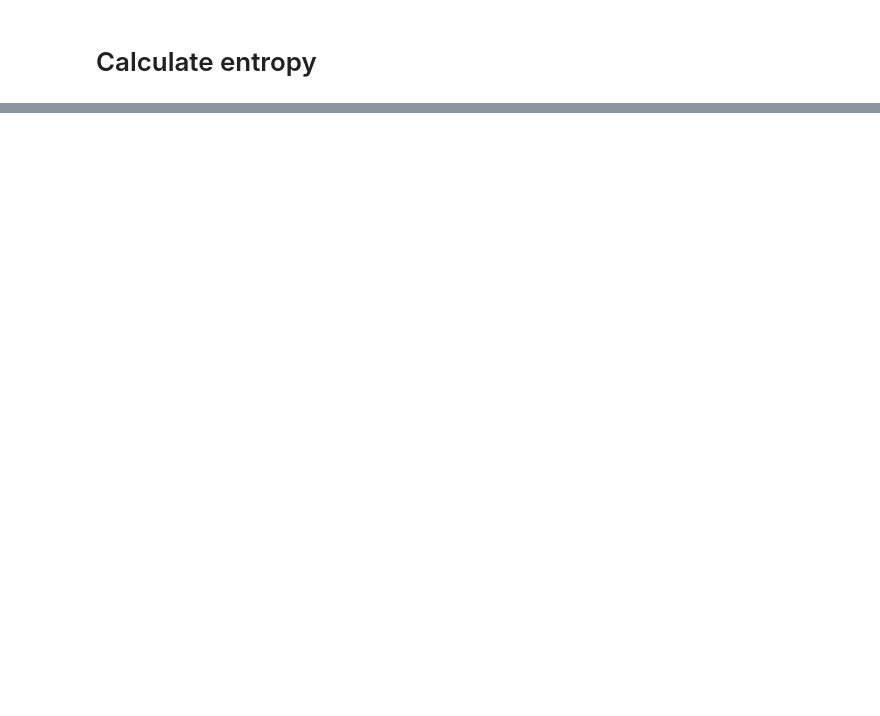
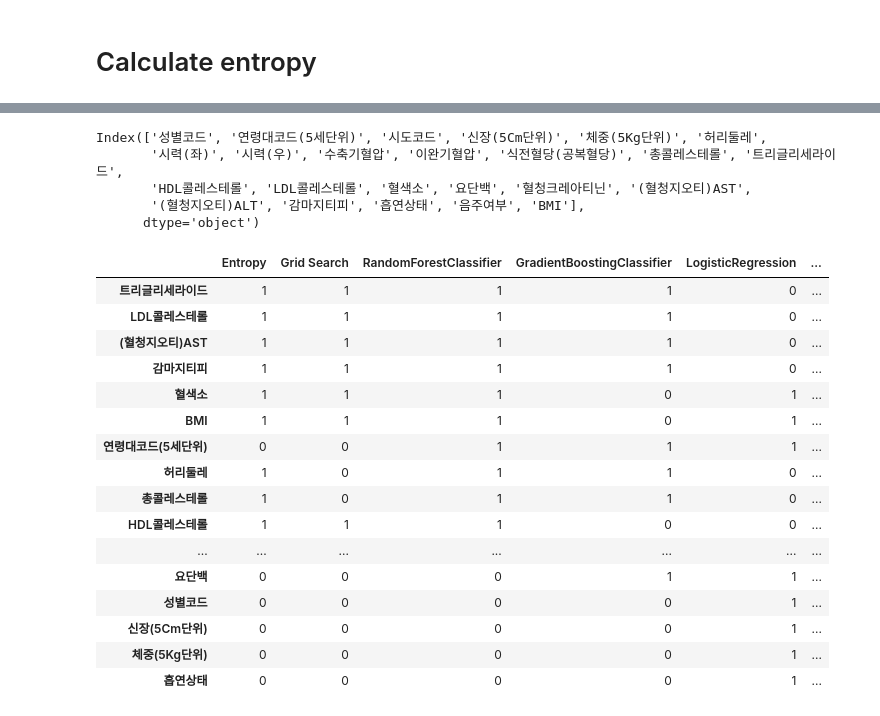
Before and after one commit to Insulang-Guide/2021_DatabaseApplication, a Jupyter notebook: pbl1/calculate_entropy.ipynb, the cells around one changed output, grey strips where cells are left out. Drawn from its saved outputs; the diff is of its cells as text; code cells hidden in the pictures; blank space fills up the shorter version.

```diff
--- a/pbl1/calculate_entropy.ipynb
+++ b/pbl1/calculate_entropy.ipynb
@@ -47,0 +69,8 @@ calc_entropy(df)
+# %%
+df.columns
+# %% [output]
+Index(['성별코드', '연령대코드(5세단위)', '시도코드', '신장(5Cm단위)', '체중(5Kg단위)', '허리둘레',
+       '시력(좌)', '시력(우)', '수축기혈압', '이완기혈압', '식전혈당(공복혈당)', '총콜레스테롤', '트리글리세라이드',
+       'HDL콜레스테롤', 'LDL콜레스테롤', '혈색소', '요단백', '혈청크레아티닌', '(혈청지오티)AST',
+       '(혈청지오티)ALT', '감마지티피', '흡연상태', '음주여부', 'BMI'],
+      dtype='object')
@@ -47,0 +144,29 @@ calc_entropy(df)
+# %%
+df = pd.DataFrame({
+        'Entropy': value_entropy,
+        'Grid Search': value_greedy,
+        'RandomForestClassifier': value_RFC,
+        'GradientBoostingClassifier': value_GBC,
+        'LogisticRegression': value_LR,
+        'DecisionTreeClassifier': value_DTC
+    },
+    index=labels)
+df
+# %% [output]
+|  | Entropy | Grid Search | RandomForestClassifier | GradientBoostingClassifier | LogisticRegression | ... |
+| 트리글리세라이드 | 1 | 1 | 1 | 1 | 0 | ... |
+| LDL콜레스테롤 | 1 | 1 | 1 | 1 | 0 | ... |
+| (혈청지오티)AST | 1 | 1 | 1 | 1 | 0 | ... |
+| 감마지티피 | 1 | 1 | 1 | 1 | 0 | ... |
+| 혈색소 | 1 | 1 | 1 | 0 | 1 | ... |
+| BMI | 1 | 1 | 1 | 0 | 1 | ... |
+| 연령대코드(5세단위) | 0 | 0 | 1 | 1 | 1 | ... |
+| 허리둘레 | 1 | 0 | 1 | 1 | 0 | ... |
+| 총콜레스테롤 | 1 | 0 | 1 | 1 | 0 | ... |
+| HDL콜레스테롤 | 1 | 1 | 1 | 0 | 0 | ... |
+| ... | ... | ... | ... | ... | ... | ... |
+| 요단백 | 0 | 0 | 0 | 1 | 1 | ... |
+| 성별코드 | 0 | 0 | 0 | 0 | 1 | ... |
+| 신장(5Cm단위) | 0 | 0 | 0 | 0 | 1 | ... |
+| 체중(5Kg단위) | 0 | 0 | 0 | 0 | 1 | ... |
+| 흡연상태 | 0 | 0 | 0 | 0 | 1 | ... |
```
Also changed, not shown: parts of 7 cells of this notebook, 1 other file.
